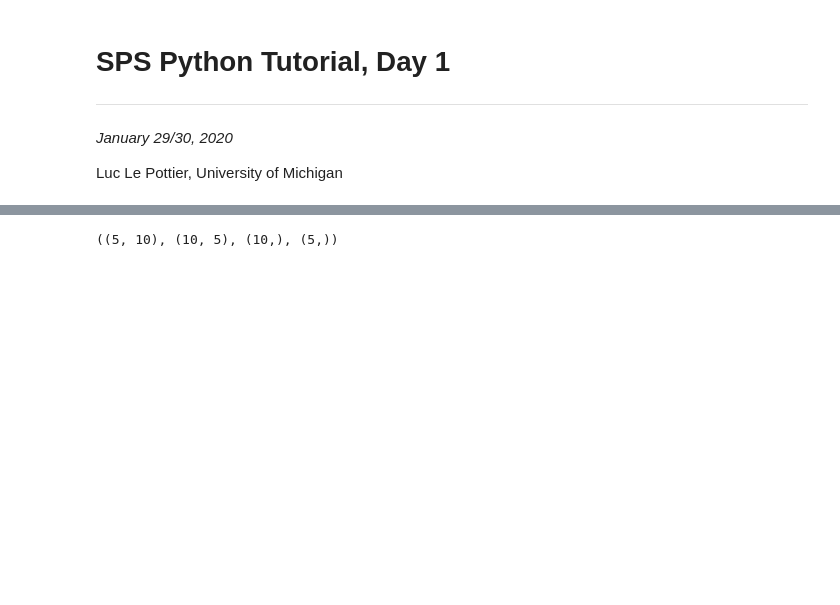
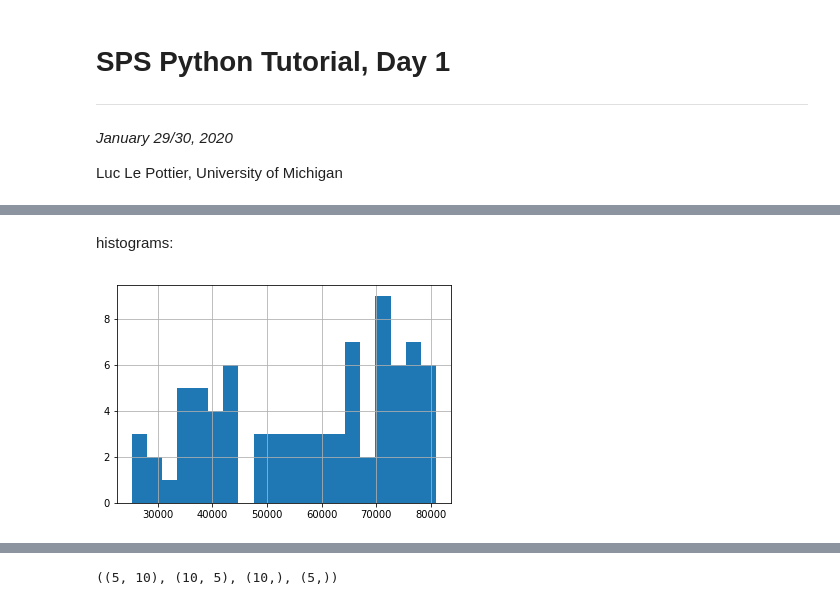
Before and after one commit to luclepot/SPS_ml_tutorial, a Jupyter notebook: day1/2_data.ipynb, the cells around one changed output, grey strips where cells are left out. Cells and saved outputs as stored; diff of their text form; code cells hidden in the pictures; blank space fills up the shorter version.

```diff
--- a/day1/2_data.ipynb
+++ b/day1/2_data.ipynb
@@ -30,0 +321,6 @@ import numpy as np
+# %% [markdown]
+histograms:
+# %%
+_ = data.income_per_car[data.income_per_car > 0].hist(bins=20)
+# %% [output]
+[figure, added]
```
Also changed, not shown: parts of 53 cells of this notebook, 2 other files.
